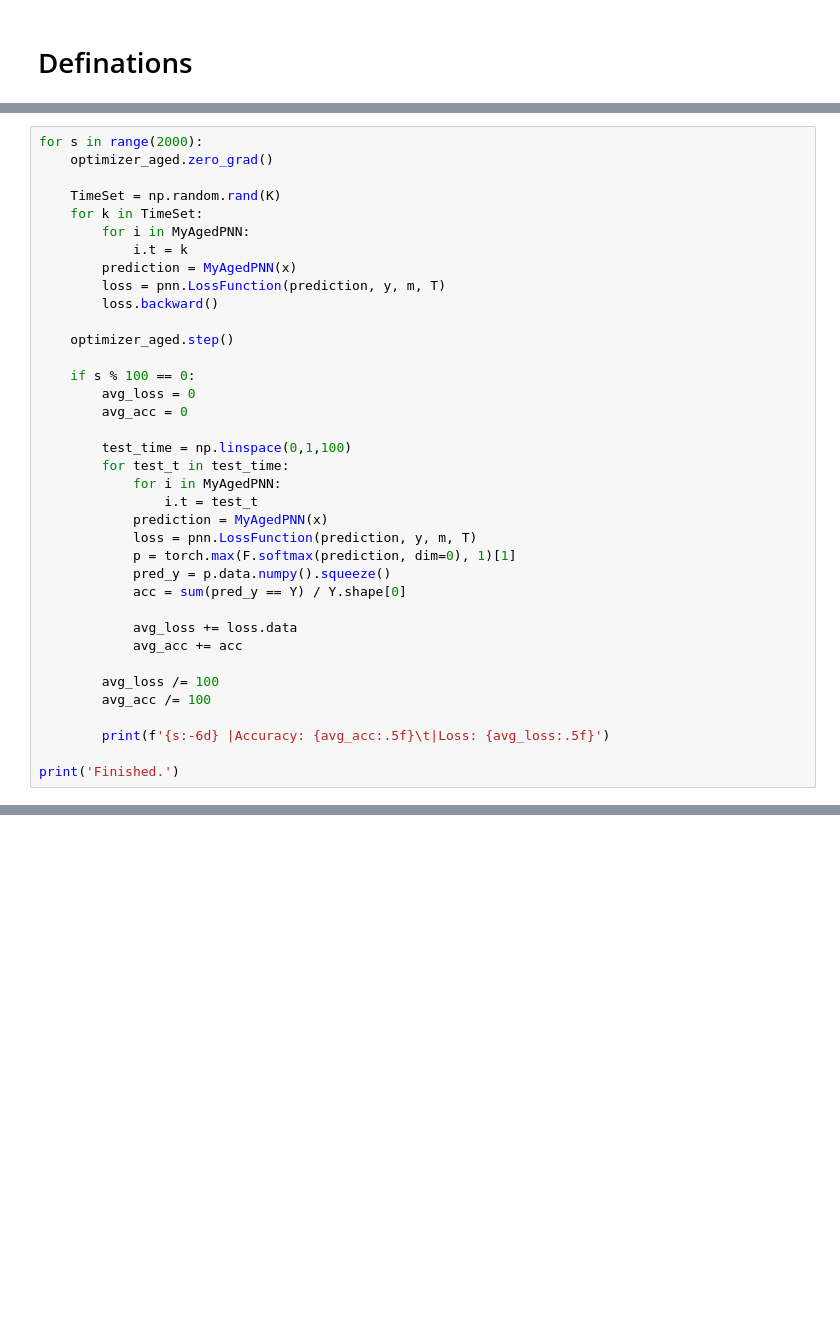
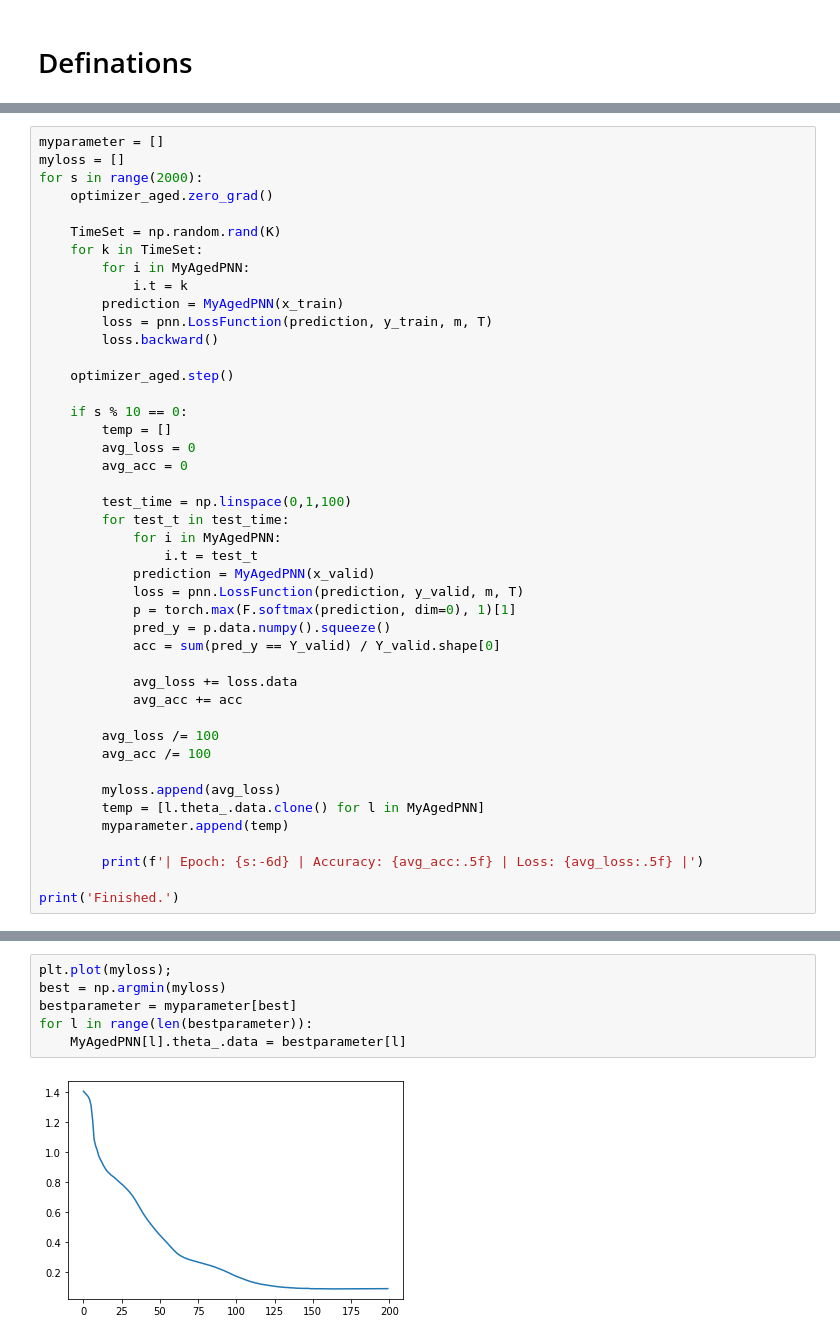
Before and after one commit to Neuromophic/Aging-aware-training, a Jupyter notebook: AgingAwareTraining.ipynb, the cells around one changed output, grey strips where cells are left out. Saved outputs shown, nothing was run; the diff lists cells and outputs as text; blank space fills up the shorter version.

```diff
--- a/AgingAwareTraining.ipynb
+++ b/AgingAwareTraining.ipynb
@@ -216,4 +236,6 @@ Finished.
 # %%
+myparameter = []
+myloss = []
 for s in range(2000):
     optimizer_aged.zero_grad()
 
@@ -221,13 +243,14 @@ for s in range(2000):
     for k in TimeSet:
         for i in MyAgedPNN:
             i.t = k
-        prediction = MyAgedPNN(x)
-        loss = pnn.LossFunction(prediction, y, m, T)
+        prediction = MyAgedPNN(x_train)
+        loss = pnn.LossFunction(prediction, y_train, m, T)
         loss.backward()
 
     optimizer_aged.step()
 
-    if s % 100 == 0:
+    if s % 10 == 0:
+        temp = []
         avg_loss = 0
         avg_acc = 0
 
@@ -235,11 +258,11 @@ for s in range(2000):
         for test_t in test_time:
             for i in MyAgedPNN:
                 i.t = test_t
-            prediction = MyAgedPNN(x)
-            loss = pnn.LossFunction(prediction, y, m, T)
+            prediction = MyAgedPNN(x_valid)
+            loss = pnn.LossFunction(prediction, y_valid, m, T)
             p = torch.max(F.softmax(prediction, dim=0), 1)[1]
             pred_y = p.data.numpy().squeeze()
-            acc = sum(pred_y == Y) / Y.shape[0]
+            acc = sum(pred_y == Y_valid) / Y_valid.shape[0]
 
             avg_loss += loss.data
             avg_acc += acc
@@ -247,7 +270,11 @@ for s in range(2000):
         avg_loss /= 100
         avg_acc /= 100
 
-        print(f'{s:-6d} |Accuracy: {avg_acc:.5f}\t|Loss: {avg_loss:.5f}')
+        myloss.append(avg_loss)
+        temp = [l.theta_.data.clone() for l in MyAgedPNN]
+        myparameter.append(temp)
+
+        print(f'| Epoch: {s:-6d} | Accuracy: {avg_acc:.5f} | Loss: {avg_loss:.5f} |')
 
 print('Finished.')
 # %% [output]
@@ -270,4 +297,12 @@ print('Finished.')
 Finished.
+# %%
+plt.plot(myloss);
+best = np.argmin(myloss)
+bestparameter = myparameter[best]
+for l in range(len(bestparameter)):
+    MyAgedPNN[l].theta_.data = bestparameter[l]
+# %% [output]
+[figure, added]
 # %%
 import evaluation
 import importlib
```
Also changed, not shown: parts of 17 cells of this notebook, 2 other files.
